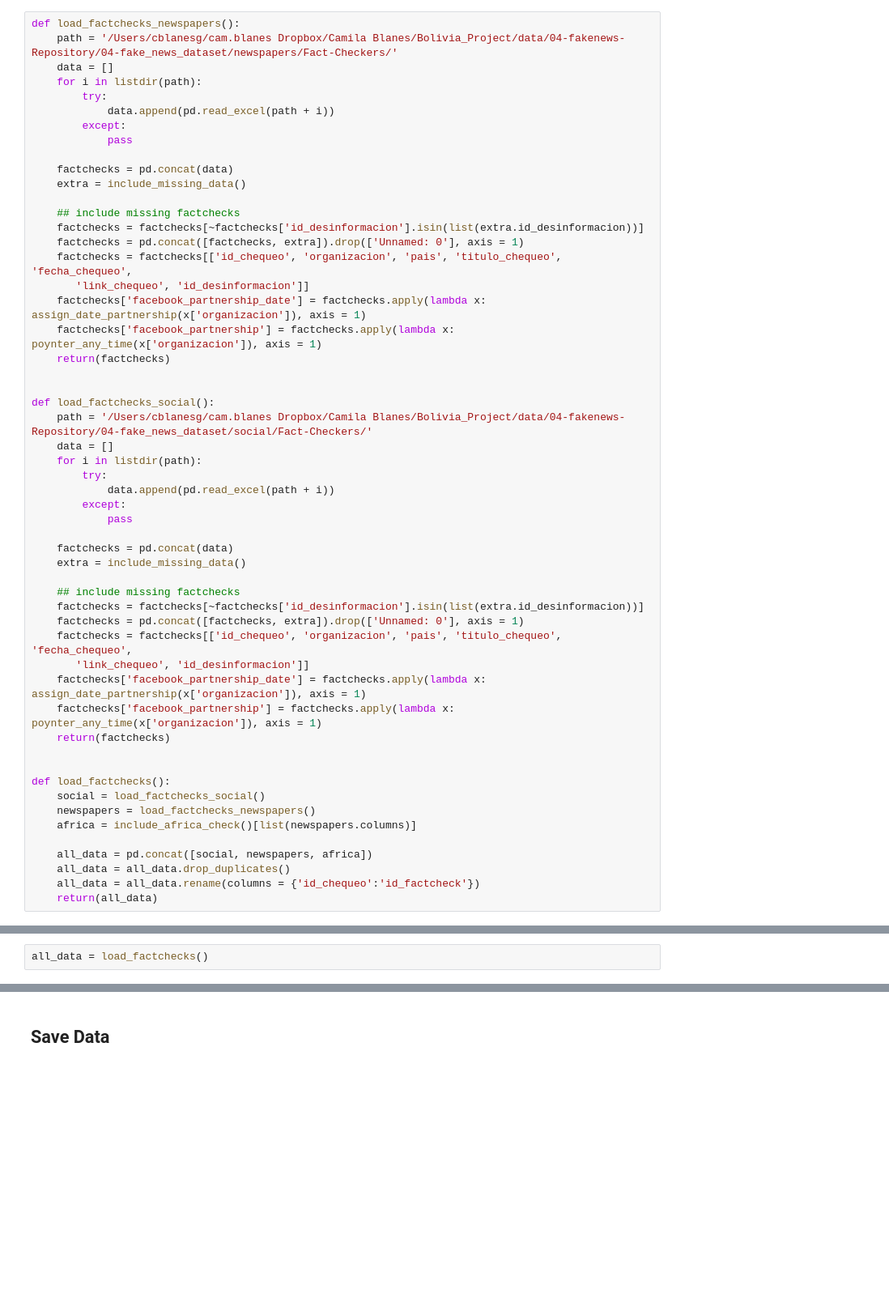
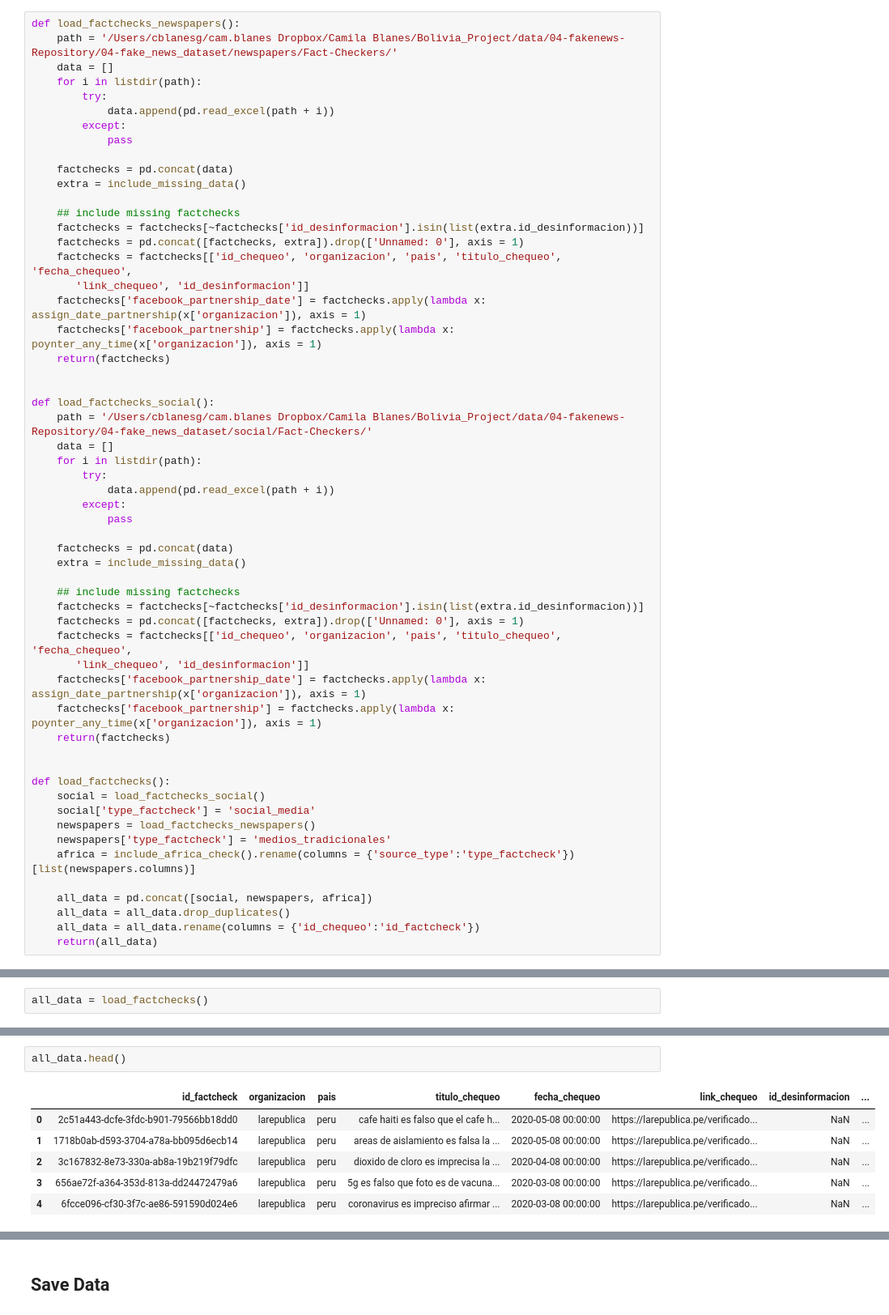
Before and after one commit to cblanesg/misinformation_socialmedia, a Jupyter notebook: source/1-factchecks/0-factchecks/0-load_init_data.ipynb, the cells around one changed output, grey strips where cells are left out. Shown at 81% size. Saved outputs shown, nothing was run; the diff lists cells and outputs as text; blank space fills up the shorter version.

Commit message:
include engagements conde and analysis

```diff
--- a/source/1-factchecks/0-factchecks/0-load_init_data.ipynb
+++ b/source/1-factchecks/0-factchecks/0-load_init_data.ipynb
@@ -96,8 +124,10 @@ def load_factchecks_social():
 
 def load_factchecks():
     social = load_factchecks_social()
+    social['type_factcheck'] = 'social_media'
     newspapers = load_factchecks_newspapers()
-    africa = include_africa_check()[list(newspapers.columns)]
+    newspapers['type_factcheck'] = 'medios_tradicionales'
+    africa = include_africa_check().rename(columns = {'source_type':'type_factcheck'})[list(newspapers.columns)]
 
     all_data = pd.concat([social, newspapers, africa])
     all_data = all_data.drop_duplicates()
@@ -144,0 +157,9 @@ all_data[['id_desinformacion', 'id_factcheck']].dropna().groupby(['id_desinforma
+# %%
+all_data.head()
+# %% [output]
+|  | id_factcheck | organizacion | pais | titulo_chequeo | fecha_chequeo | link_chequeo | id_desinformacion | ... |
+| 0 | 2c51a443-dcfe-3fdc-b901-79566bb18dd0 | larepublica | peru | cafe haiti es falso que el cafe h... | 2020-05-08 00:00:00 | https://larepublica.pe/verificado... | NaN | ... |
+| 1 | 1718b0ab-d593-3704-a78a-bb095d6ecb14 | larepublica | peru | areas de aislamiento es falsa la ... | 2020-05-08 00:00:00 | https://larepublica.pe/verificado... | NaN | ... |
+| 2 | 3c167832-8e73-330a-ab8a-19b219f79dfc | larepublica | peru | dioxido de cloro es imprecisa la ... | 2020-04-08 00:00:00 | https://larepublica.pe/verificado... | NaN | ... |
+| 3 | 656ae72f-a364-353d-813a-dd24472479a6 | larepublica | peru | 5g es falso que foto es de vacuna... | 2020-03-08 00:00:00 | https://larepublica.pe/verificado... | NaN | ... |
+| 4 | 6fcce096-cf30-3f7c-ae86-591590d024e6 | larepublica | peru | coronavirus es impreciso afirmar ... | 2020-03-08 00:00:00 | https://larepublica.pe/verificado... | NaN | ... |
```
Also changed, not shown: parts of 24 cells of this notebook, 10 other files.
